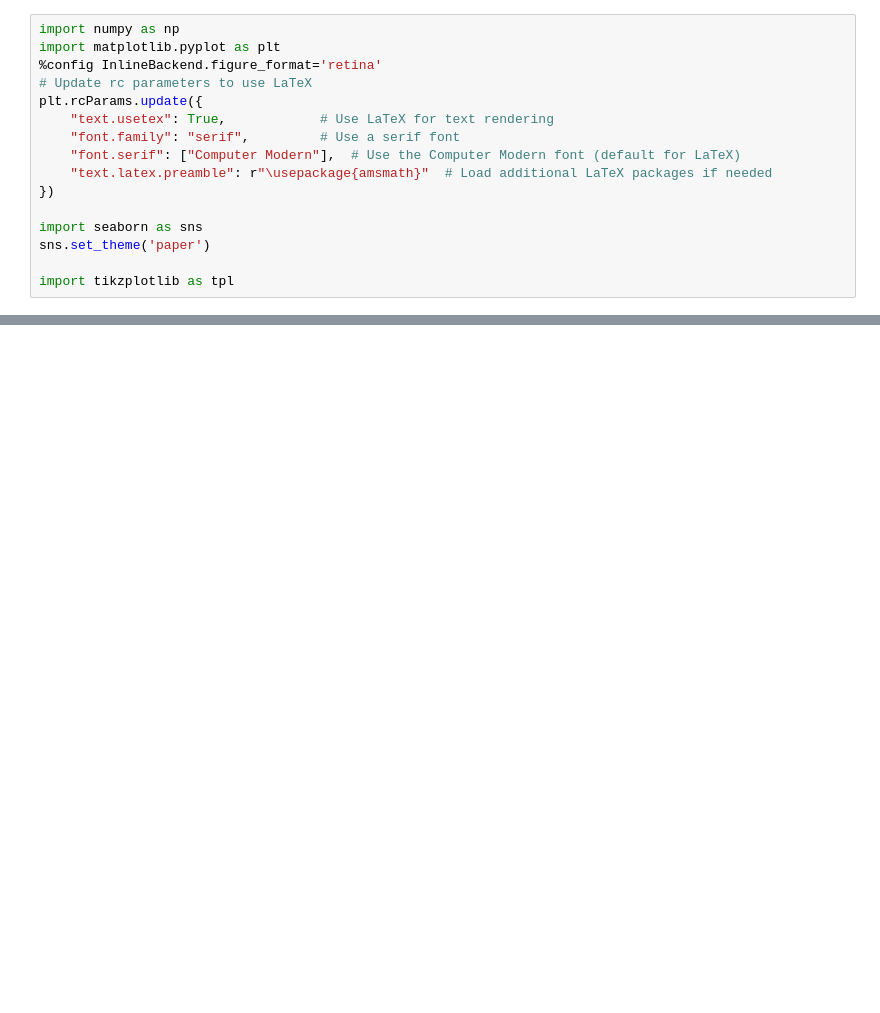
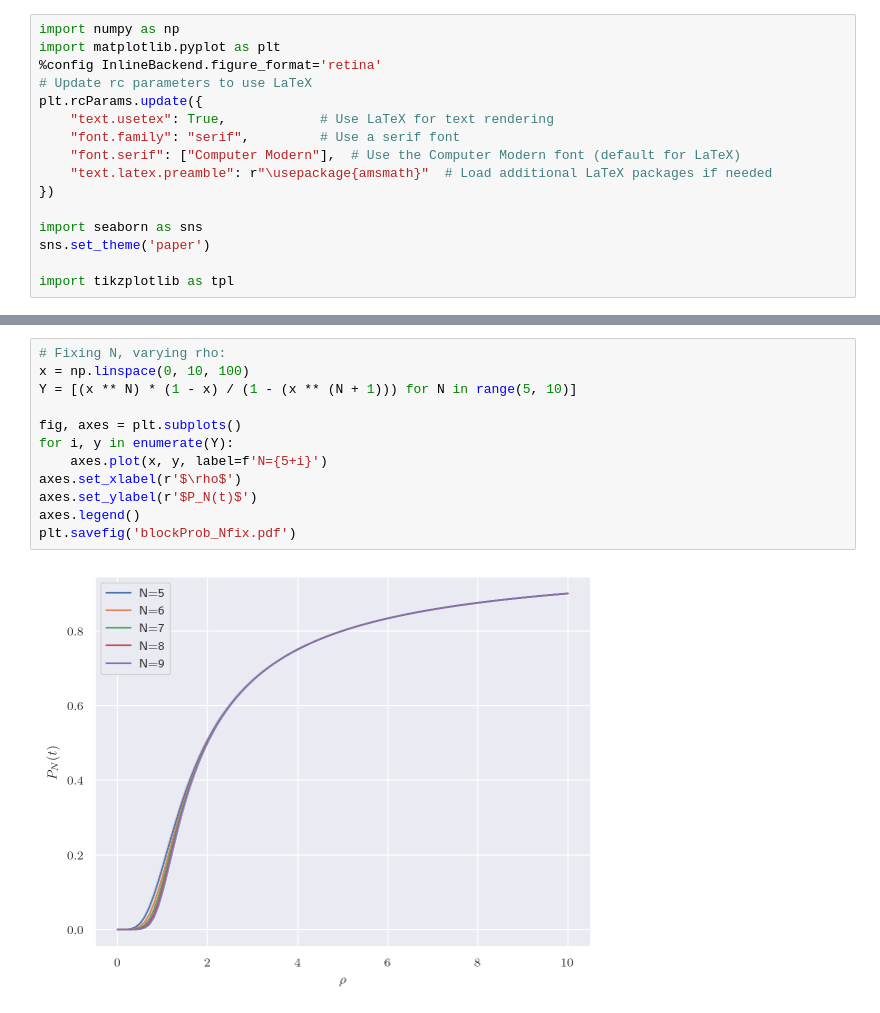
Before and after one commit to RishP11/Queueing_Theory, a Jupyter notebook: seminar_notes/plots/script.ipynb, the cells around one changed output, grey strips where cells are left out. Drawn from its saved outputs; the diff is of its cells as text; blank space fills up the shorter version.

```diff
--- a/seminar_notes/plots/script.ipynb
+++ b/seminar_notes/plots/script.ipynb
@@ -35,0 +36,14 @@ plt.savefig('var_mm1.pdf')
+# %%
+# Fixing N, varying rho:
+x = np.linspace(0, 10, 100)
+Y = [(x ** N) * (1 - x) / (1 - (x ** (N + 1))) for N in range(5, 10)]
+
+fig, axes = plt.subplots()
+for i, y in enumerate(Y):
+    axes.plot(x, y, label=f'N={5+i}')
+axes.set_xlabel(r'$\rho$')
+axes.set_ylabel(r'$P_N(t)$')
+axes.legend()
+plt.savefig('blockProb_Nfix.pdf')
+# %% [output]
+[figure, added]
```
Also changed, not shown: parts of 3 cells of this notebook, 10 other files.
